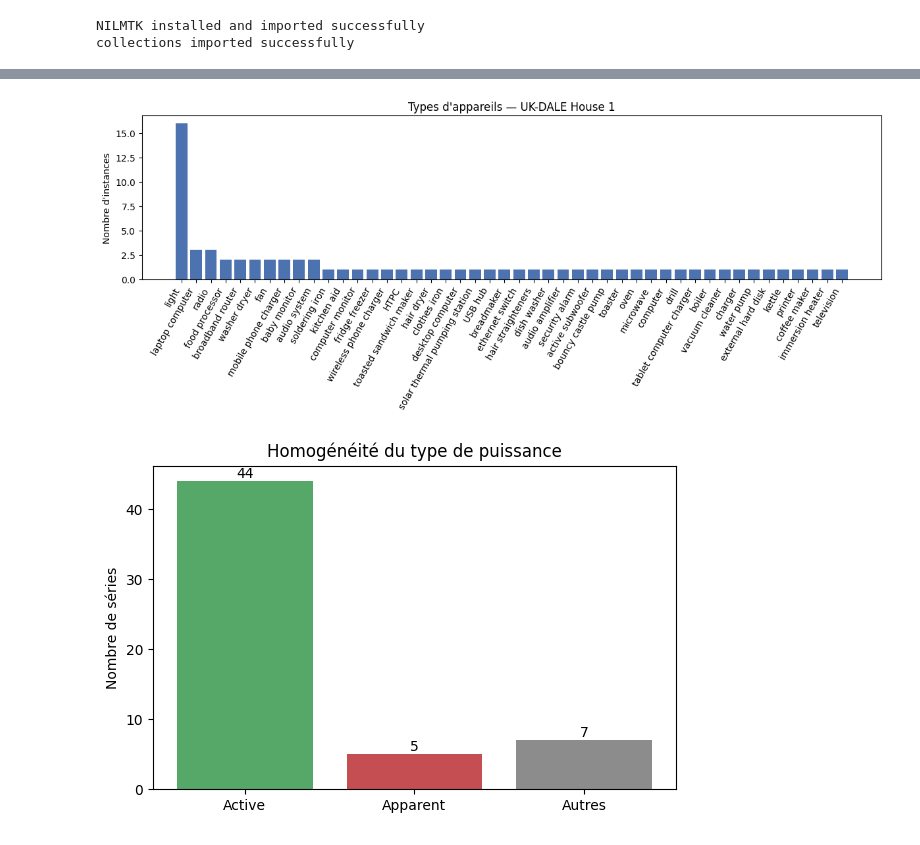
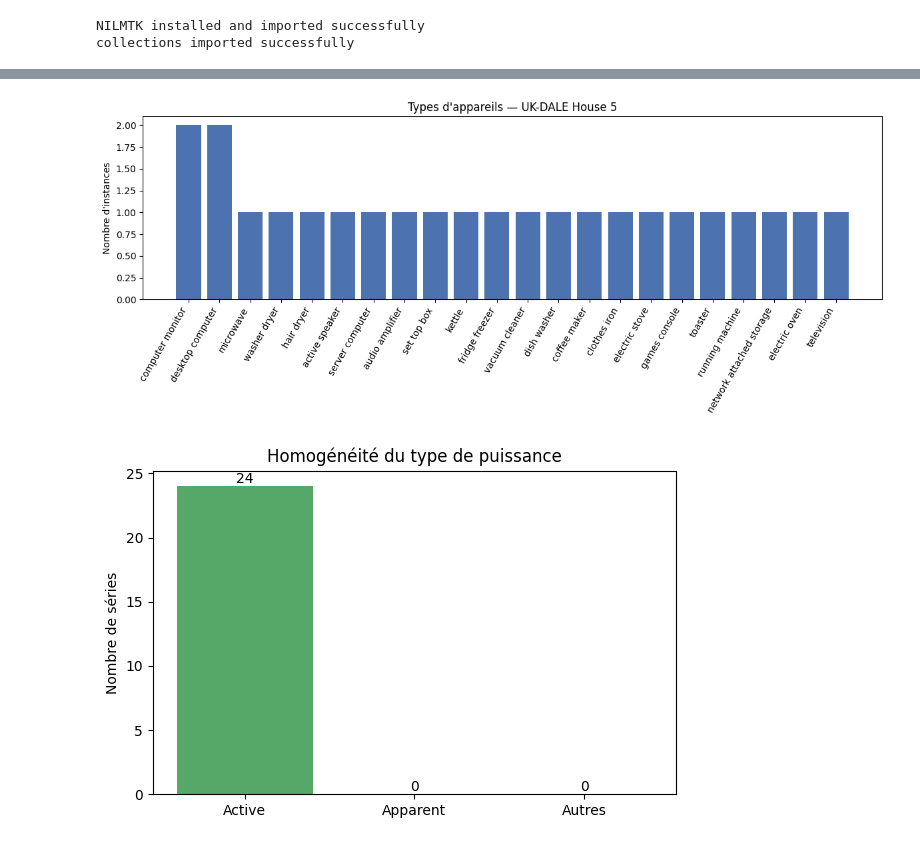
Before and after one commit to mohamedhabibboudabbous/imedgraph, a Jupyter notebook: uk-dale-23-06-26.ipynb, the cells around one changed output, grey strips where cells are left out. Cells and saved outputs as stored; diff of their text form; code cells hidden in the pictures.

Commit message:
Kaggle Notebook | uk-dale-23/06/26 | Version 8

```diff
--- a/uk-dale-23-06-26.ipynb
+++ b/uk-dale-23-06-26.ipynb
@@ -45,7 +45,7 @@ SAMPLE_PERIOD = 6  # secondes
 # %%
 # ===== CELLULE 1 : chargement + maison 1 =====
 ukdale = DataSet('/kaggle/input/datasets/abdelmdz/uk-dale/ukdale.h5')
-elec = ukdale.buildings[1].elec
+elec = ukdale.buildings[5].elec
 # %%
 # ===== CELLULE 2 : inventaire des types d'appareils =====
 # On passe par app.identifier au lieu de découper label() à la main :
@@ -383,17 +637,17 @@ Seuils finaux (W) :
 # %%
 # ===== CELLULE 7 : plot 1 — fréquence des types d'appareils =====
 items = counts.most_common()
 labels = [k for k, _ in items]
 vals   = [v for _, v in items]
 
 fig, ax = plt.subplots(figsize=(12, 5))
 ax.bar(labels, vals, color='#4C72B0')
 ax.set_ylabel("Nombre d'instances")
-ax.set_title("Types d'appareils — UK-DALE House 1")
+ax.set_title("Types d'appareils — UK-DALE House 5")
 plt.xticks(rotation=60, ha='right')
 plt.tight_layout(); plt.show()
 # %% [output]
-[figure, old version]
+[figure, new version]
 # %%
 # ===== CELLULE 8 : plot 2 — répartition active / apparente / autres =====
 groupes = ['Active', 'Apparent', 'Autres']
@@ -407,7 +661,7 @@ ax.set_ylabel("Nombre de séries")
 ax.set_title("Homogénéité du type de puissance")
 plt.tight_layout(); plt.show()
 # %% [output]
-[figure, old version]
+[figure, new version]
 # %%
 # ===== CELLULE 9 : timeline ON/jour + tri par PUISSANCE MOYENNE PAR CYCLE =====
 import numpy as np
```
Also changed, not shown: parts of 20 cells of this notebook.
